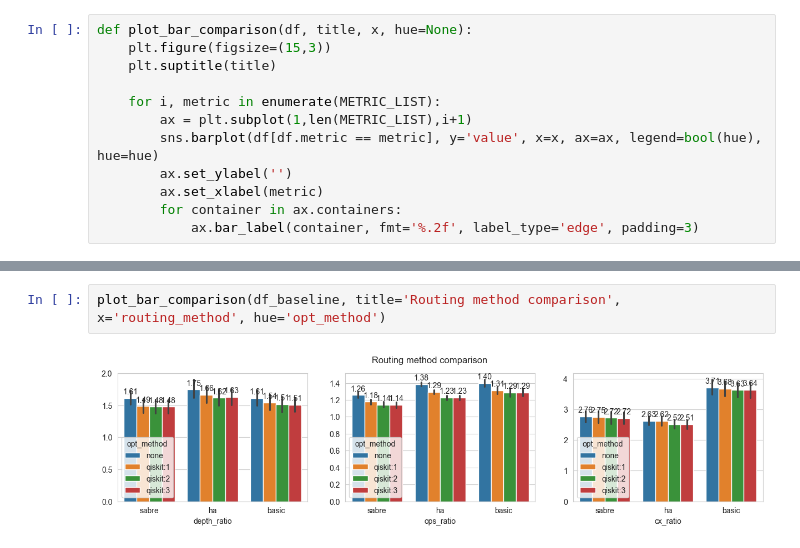
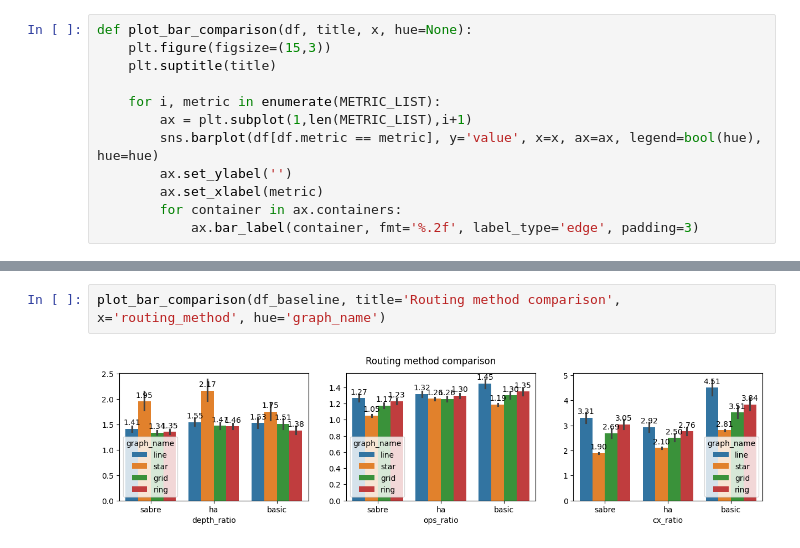
Before and after one commit to congfeng4/QuantumCompiler, a Jupyter notebook: run_baseline.ipynb, the cells around one changed output, grey strips where cells are left out. Drawn from its saved outputs; the diff is of its cells as text.

```diff
--- a/run_baseline.ipynb
+++ b/run_baseline.ipynb
@@ -89,7 +89,7 @@ plot_bar_comparison(df_baseline, title='Optimization method comparison', x='opt_
 # %%
-plot_bar_comparison(df_baseline, title='Routing method comparison', x='routing_method', hue='opt_method')
+plot_bar_comparison(df_baseline, title='Routing method comparison', x='routing_method', hue='graph_name')
 # %% [output]
-[figure, old version]
+[figure, new version]
 # %%
 plot_bar_comparison(df_baseline, title='Layout method comparison', x='layout_method', hue='opt_method')
 # %% [output]
```
Also changed, not shown: parts of 4 cells of this notebook, 3 other files.
